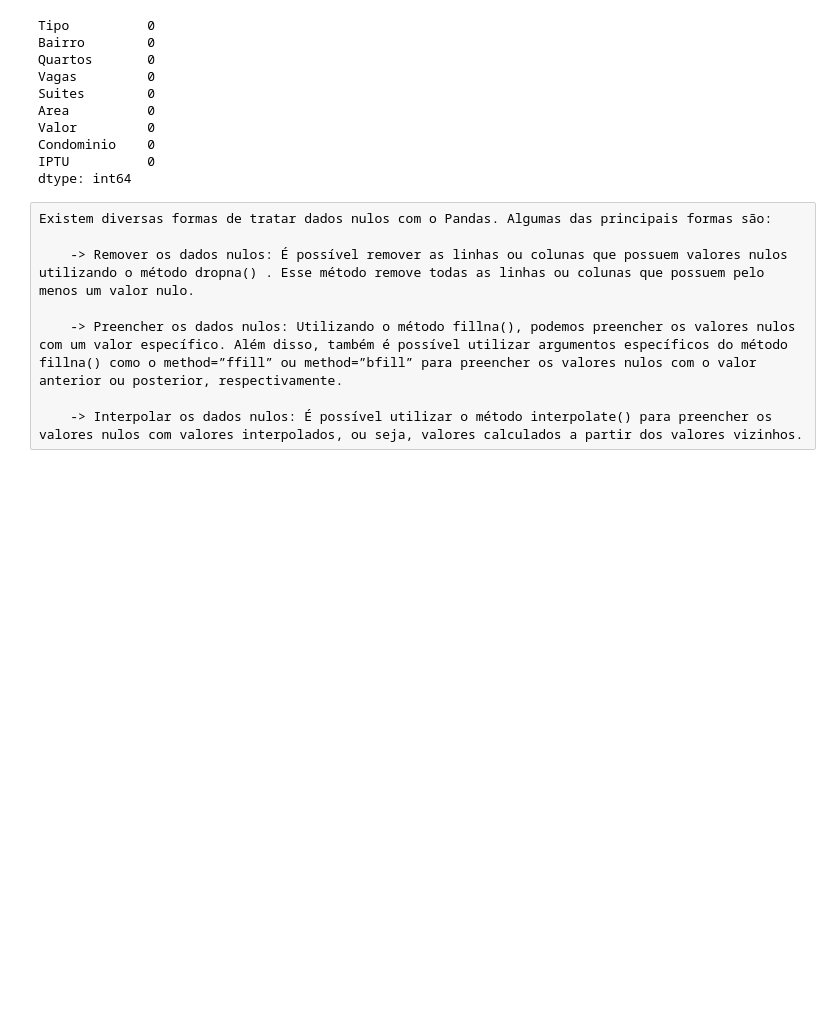
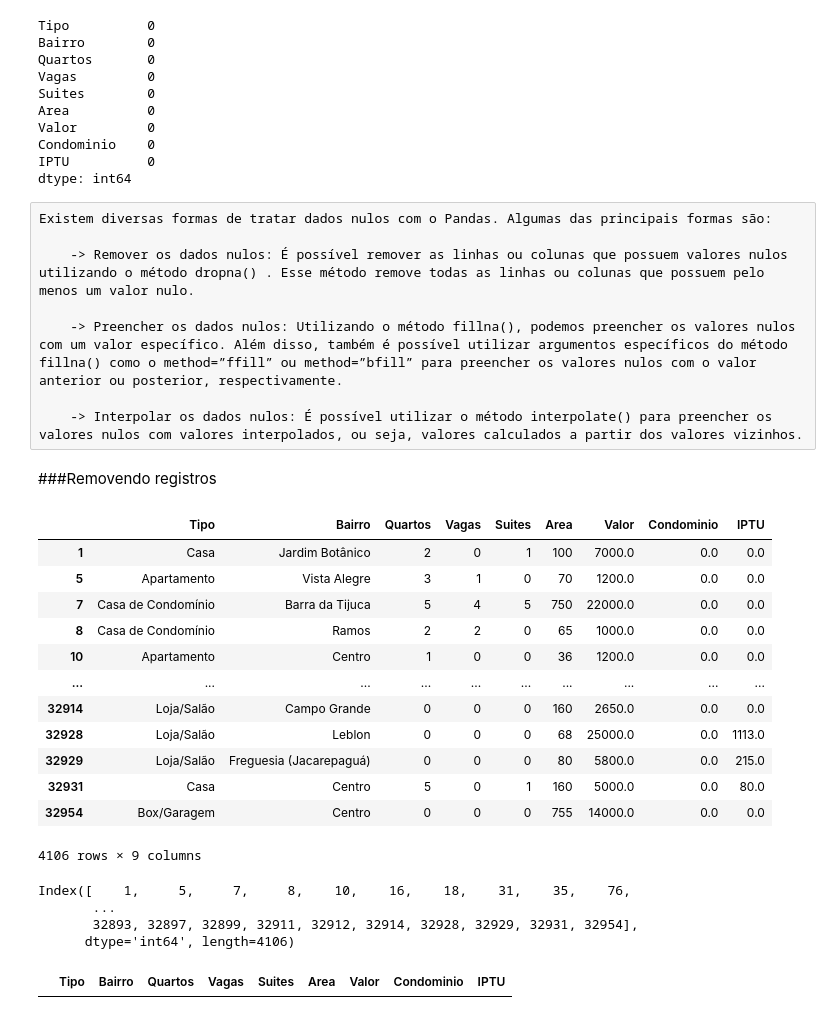
Before and after one commit to leandroclv/Python_data_science_alura, a Jupyter notebook: data_science/cap_03_tratando_filtrando_dados.ipynb, the cells around one changed output. Cells and saved outputs as stored; diff of their text form; code cells hidden in the pictures; blank space fills up the shorter version.

```diff
--- a/data_science/tratando_dados_nulos.ipynb
+++ b/data_science/cap_03_tratando_filtrando_dados.ipynb
@@ -88,3 +90,28 @@ Existem diversas formas de tratar dados nulos com o Pandas. Algumas das principa
     -> Preencher os dados nulos: Utilizando o método fillna(), podemos preencher os valores nulos com um valor específico. Além disso, também é possível utilizar argumentos específicos do método fillna() como o method=”ffill” ou method=”bfill” para preencher os valores nulos com o valor anterior ou posterior, respectivamente.
 
     -> Interpolar os dados nulos: É possível utilizar o método interpolate() para preencher os valores nulos com valores interpolados, ou seja, valores calculados a partir dos valores vizinhos.
+# %% [markdown]
+###Removendo registros
+# %%
+df.query('Valor == 0 | Condominio == 0' )
+# %% [output]
+|  | Tipo | Bairro | Quartos | Vagas | Suites | Area | Valor | Condominio | IPTU |
+| 1 | Casa | Jardim Botânico | 2 | 0 | 1 | 100 | 7000.0 | 0.0 | 0.0 |
+| 5 | Apartamento | Vista Alegre | 3 | 1 | 0 | 70 | 1200.0 | 0.0 | 0.0 |
+| 7 | Casa de Condomínio | Barra da Tijuca | 5 | 4 | 5 | 750 | 22000.0 | 0.0 | 0.0 |
+| 8 | Casa de Condomínio | Ramos | 2 | 2 | 0 | 65 | 1000.0 | 0.0 | 0.0 |
+| 10 | Apartamento | Centro | 1 | 0 | 0 | 36 | 1200.0 | 0.0 | 0.0 |
+| ... | ... | ... | ... | ... | ... | ... | ... | ... | ... |
+| 32914 | Loja/Salão | Campo Grande | 0 | 0 | 0 | 160 | 2650.0 | 0.0 | 0.0 |
+| 32928 | Loja/Salão | Leblon | 0 | 0 | 0 | 68 | 25000.0 | 0.0 | 1113.0 |
+| 32929 | Loja/Salão | Freguesia (Jacarepaguá) | 0 | 0 | 0 | 80 | 5800.0 | 0.0 | 215.0 |
+| 32931 | Casa | Centro | 5 | 0 | 1 | 160 | 5000.0 | 0.0 | 80.0 |
+| 32954 | Box/Garagem | Centro | 0 | 0 | 0 | 755 | 14000.0 | 0.0 | 0.0 |
+4106 rows × 9 columns
+# %%
+df.query('Valor == 0 | Condominio == 0').index
+# %% [output]
+Index([    1,     5,     7,     8,    10,    16,    18,    31,    35,    76,
+       ...
+       32893, 32897, 32899, 32911, 32912, 32914, 32928, 32929, 32931, 32954],
+      dtype='int64', length=4106)
@@ -90,0 +122,4 @@ Existem diversas formas de tratar dados nulos com o Pandas. Algumas das principa
+# %%
+df.query('Valor == 0 | Condominio == 0')
+# %% [output]
+|  | Tipo | Bairro | Quartos | Vagas | Suites | Area | Valor | Condominio | IPTU |
```
Also changed, not shown: parts of 7 cells of this notebook, 2 other files.
